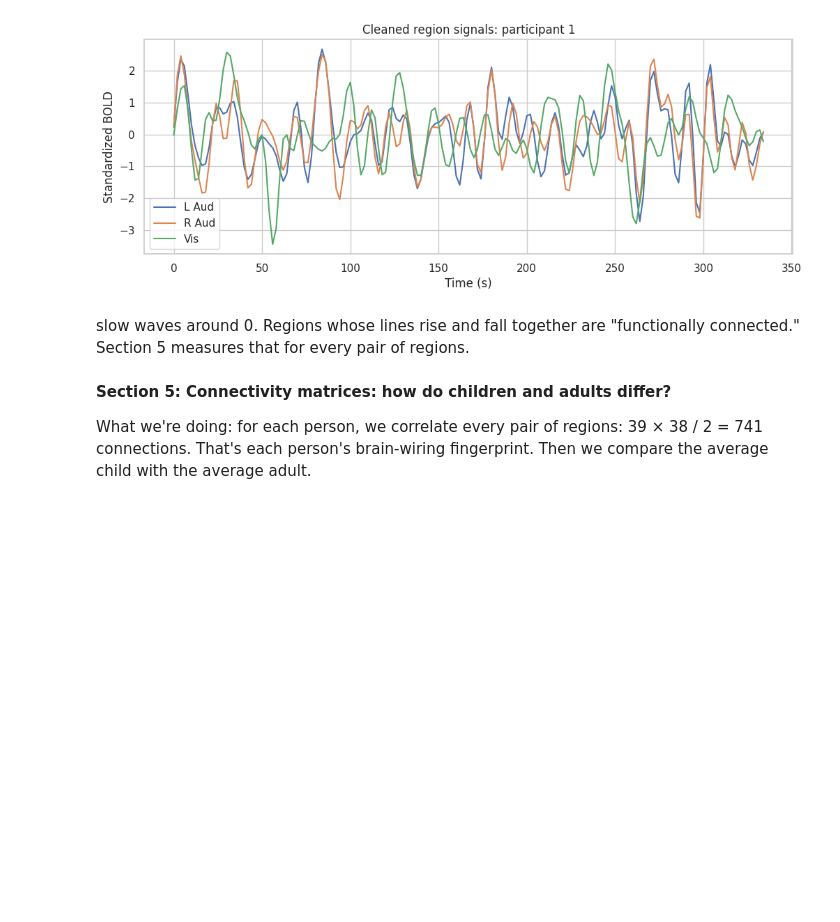
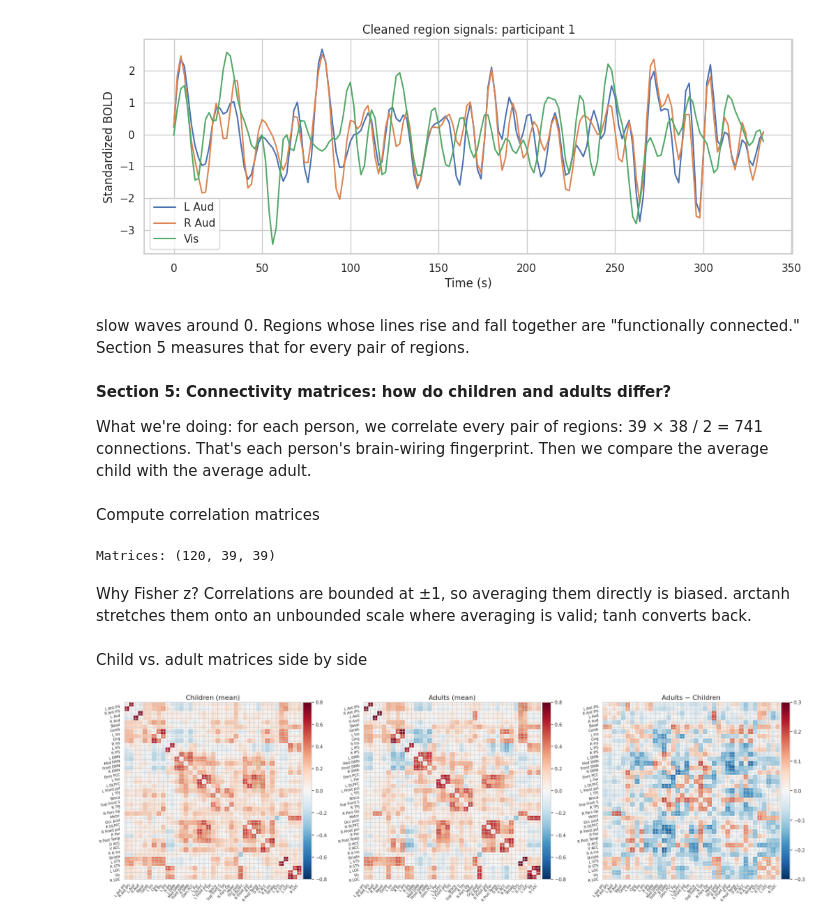
Before and after one commit to Leena2403/Brain_Network_Development_fMRI, a Jupyter notebook: Brain_Network_Development_fMRI.ipynb, the cells around one changed output. Saved outputs shown, nothing was run; the diff lists cells and outputs as text; code cells hidden in the pictures; blank space fills up the shorter version.

Commit message:
region time series, connectivity, child vs adult classification

```diff
--- a/Brain_Network_Development_fMRI.ipynb
+++ b/Brain_Network_Development_fMRI.ipynb
@@ -35,9 +35,9 @@ sns.set_theme(style="whitegrid", context="notebook")
 np.random.seed(42)
 TR = 2.0
 # %%
-data = datasets.fetch_development_fmri(n_subjects=None)
+# data = datasets.fetch_development_fmri(n_subjects=None)
 
-pheno = pd.DataFrame(data.phenotypic)
-print(data.keys())
-print(pheno.columns.tolist())
-pheno.head()
+# pheno = pd.DataFrame(data.phenotypic)
+# print(data.keys())
+# print(pheno.columns.tolist())
+# pheno.head()
@@ -340,3 +326,38 @@ slow waves around 0. Regions whose lines rise and fall together are "functionall
 **Section 5: Connectivity matrices: how do children and adults differ?**
 
 What we're doing: for each person, we correlate every pair of regions: 39 × 38 / 2 = 741 connections. That's each person's brain-wiring fingerprint. Then we compare the average child with the average adult.
+# %% [markdown]
+Compute correlation matrices
+# %%
+is_child = (pheno_clean["Child_Adult"] == "child").values
+y = (~is_child).astype(int)                     # 0 = child, 1 = adult
+order = np.argsort(networks, kind="stable")     # sort regions by network so blocks are visible
+
+corr_measure = ConnectivityMeasure(kind="correlation", standardize="zscore_sample")
+corr_mats = corr_measure.fit_transform(time_series)          # (120, 39, 39)
+
+# Fisher z-transform before averaging (correlations can't be averaged directly)
+z_mats = np.arctanh(np.clip(corr_mats, -0.999, 0.999))
+mean_child = np.tanh(z_mats[is_child].mean(axis=0))
+mean_adult = np.tanh(z_mats[~is_child].mean(axis=0))
+print("Matrices:", corr_mats.shape)
+# %% [output]
+Matrices: (120, 39, 39)
+# %% [markdown]
+Why Fisher z? Correlations are bounded at ±1, so averaging them directly is biased. arctanh stretches them onto an unbounded scale where averaging is valid; tanh converts back.
+# %% [markdown]
+Child vs. adult matrices side by side
+# %%
+def show_matrix(mat, title, vmax, ax):
+    m = mat.copy()
+    np.fill_diagonal(m, 0)   # hide self-connections (always 1)
+    plotting.plot_matrix(m[np.ix_(order, order)], labels=list(labels[order]),
+                         vmin=-vmax, vmax=vmax, axes=ax, title=title, colorbar=True)
+
+fig, axes = plt.subplots(1, 3, figsize=(24, 7))
+show_matrix(mean_child, "Children (mean)", 0.8, axes[0])
+show_matrix(mean_adult, "Adults (mean)", 0.8, axes[1])
+show_matrix(mean_adult - mean_child, "Adults − Children", 0.3, axes[2])
+plt.tight_layout(); plt.show()
+# %% [output]
+[figure, added]
```
Also changed, not shown: parts of 21 cells of this notebook.
